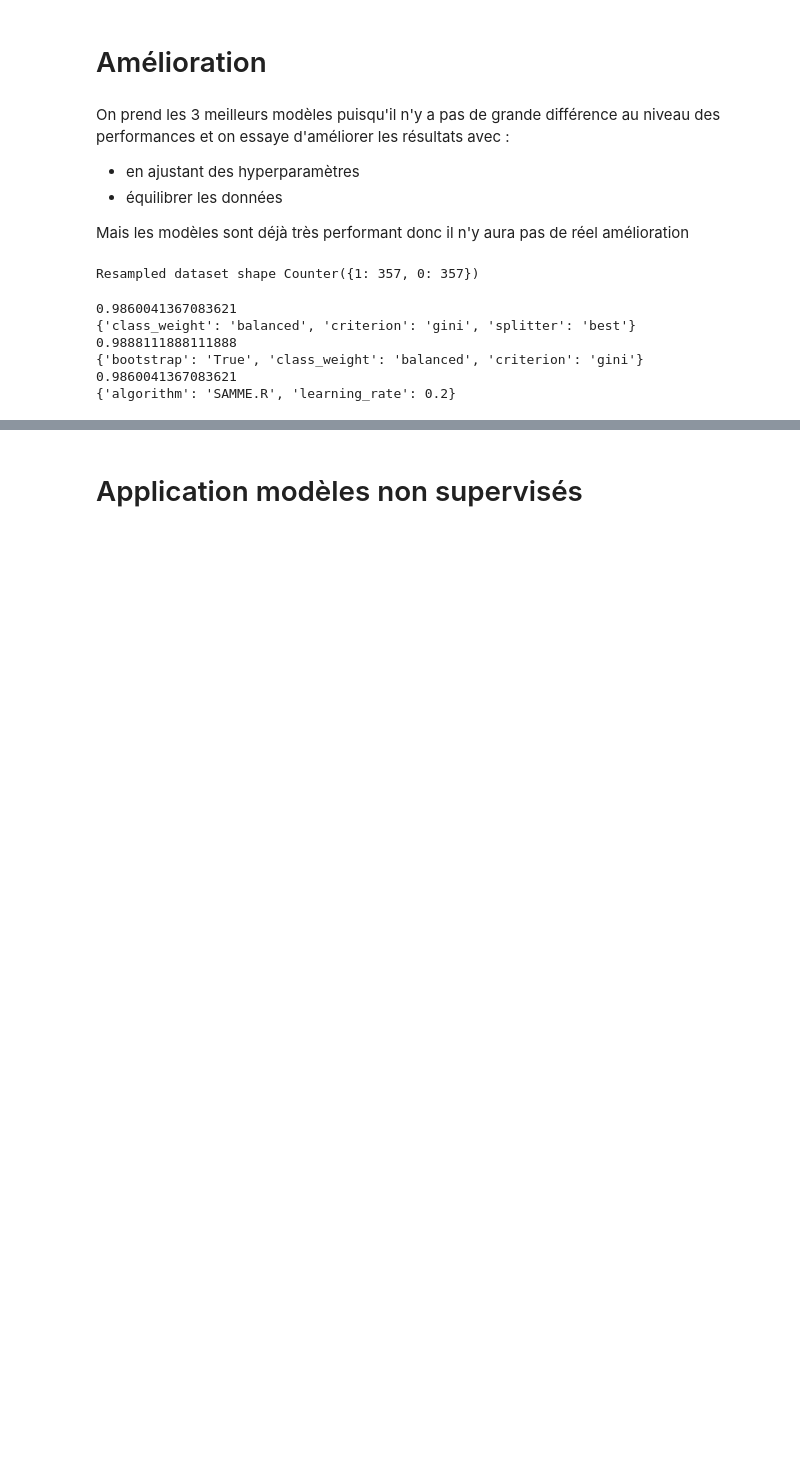
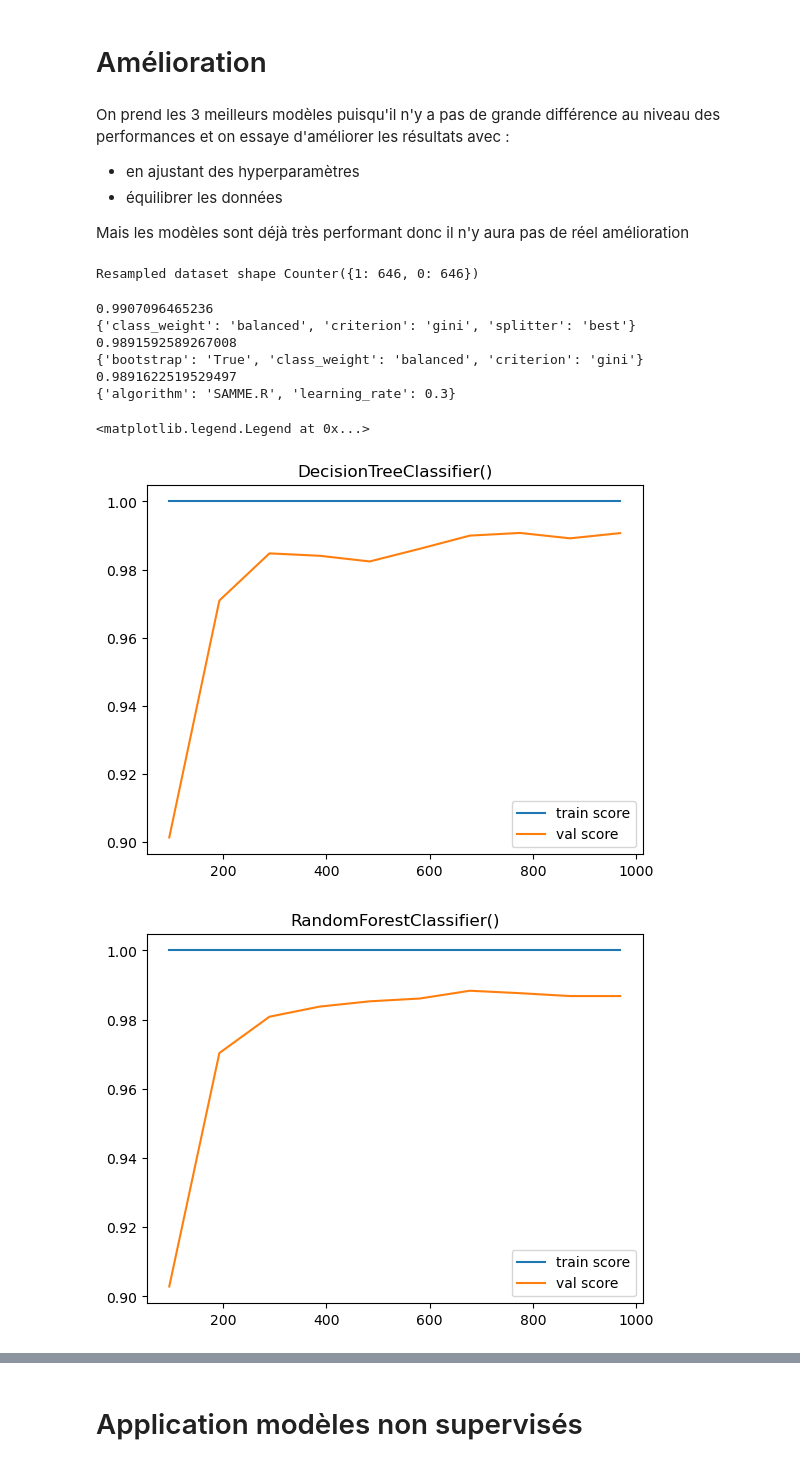
Before and after one commit to PlasmOwO/heart-attack, a Jupyter notebook: heartattackv1bis.ipynb, the cells around one changed output, grey strips where cells are left out. Drawn from its saved outputs; the diff is of its cells as text; code cells hidden in the pictures; blank space fills up the shorter version.

```diff
--- a/heartattackv1bis.ipynb
+++ b/heartattackv1bis.ipynb
@@ -576,47 +573,71 @@ On prend les 3 meilleurs modèles puisqu'il n'y a pas de grande différence au n
 * équilibrer les données
 
 Mais les modèles sont déjà très performant donc il n'y aura pas de réel amélioration
-# %%
-from sklearn.model_selection import GridSearchCV
-import imblearn
-from collections import Counter
-from imblearn.over_sampling import RandomOverSampler
-
-ros = RandomOverSampler(random_state=0)
-x_train_res, y_train_res = ros.fit_resample(x_train, y_train)
-print('Resampled dataset shape %s' % Counter(y_train_res))
-# %% [output]
-Resampled dataset shape Counter({1: 357, 0: 357})
+# %%
+from sklearn.model_selection import GridSearchCV
+import imblearn
+from collections import Counter
+from imblearn.over_sampling import RandomOverSampler
+
+ros = RandomOverSampler(random_state=0)
+x_train_res, y_train_res = ros.fit_resample(x_train2, y_train2)
+print('Resampled dataset shape %s' % Counter(y_train_res))
+# %% [output]
+Resampled dataset shape Counter({1: 646, 0: 646})
 # %%
-mdl_ls_3 = ["DecisionTreeClassifier", "RandomForestClassifier","AdaBoostClassifier"]
+mdl_ls_3 = [DecisionTreeClassifier(), RandomForestClassifier(),AdaBoostClassifier()]
 
 parametres_dt ={'criterion' : ('gini', 'entropy', 'log_loss'),
                'splitter' : ("best", "random"),
                'class_weight' : ("balanced", "None")}
 clfdt = GridSearchCV(DecisionTreeClassifier(), parametres_dt)
-clfdt.fit(x_train_res, y_train_res)
+dt_model = clfdt.fit(x_train_res, y_train_res)
 print(clfdt.best_score_)
 print(clfdt.best_params_)
+y_pred_dt =dt_model.predict(x_test2)
+N, train_score, val_score = learning_curve(dt_model, x_train_res, y_train_res, cv=4, scoring ='f1', train_sizes = np.linspace(0.1, 1, 10))
+plt.figure()
+plt.title(str(DecisionTreeClassifier()))
+plt.plot(N, train_score.mean(axis=1), label='train score')
+plt.plot(N, val_score.mean(axis=1), label='val score')
+plt.legend()
 
 
 parametres_rd ={ 'criterion' : ('gini', 'entropy', 'log_loss'),
                 'bootstrap' : ('True', 'False'),
                'class_weight' : ("balanced", "None","balanced_subsample")}
 clfrd = GridSearchCV(RandomForestClassifier(), parametres_rd )
-clfrd.fit(x_train_res, y_train_res)
+rd_model = clfrd.fit(x_train_res, y_train_res)
 print(clfrd.best_score_)
 print(clfrd.best_params_)
+y_pred_rd =dt_model.predict(x_test2)
+N, train_score, val_score = learning_curve(rd_model, x_train_res, y_train_res, cv=4, scoring ='f1', train_sizes = np.linspace(0.1, 1, 10))
+plt.figure()
+plt.title(str(RandomForestClassifier()))
+plt.plot(N, train_score.mean(axis=1), label='train score')
+plt.plot(N, val_score.mean(axis=1), label='val score')
+plt.legend()
 
 parametres_ab ={'algorithm': ('SAMME', 'SAMME.R'),
                'learning_rate':(0.1,0.2,0.3,0.4,0.5,0.6,0.7,0.8,0.9,1.0)}
 clfab = GridSearchCV(AdaBoostClassifier(), parametres_ab)
-clfab.fit(x_train_res, y_train_res)
+ab_model =clfab.fit(x_train_res, y_train_res)
 print(clfab.best_score_)
 print(clfab.best_params_)
+y_pred_ab =dt_model.predict(x_test2)
+N, train_score, val_score = learning_curve(ab_model, x_train_res, y_train_res, cv=4, scoring ='f1', train_sizes = np.linspace(0.1, 1, 10))
+plt.figure()
+plt.title(str(AdaBoostClassifier()))
+plt.plot(N, train_score.mean(axis=1), label='train score')
+plt.plot(N, val_score.mean(axis=1), label='val score')
+plt.legend()
 # %% [output]
-0.9860041367083621
+0.9907096465236
 {'class_weight': 'balanced', 'criterion': 'gini', 'splitter': 'best'}
-0.9888111888111888
+0.9891592589267008
 {'bootstrap': 'True', 'class_weight': 'balanced', 'criterion': 'gini'}
-0.9860041367083621
-{'algorithm': 'SAMME.R', 'learning_rate': 0.2}
+0.9891622519529497
+{'algorithm': 'SAMME.R', 'learning_rate': 0.3}
+<matplotlib.legend.Legend at 0x...>
+[figure, added]
+[figure, added]
```
Also changed, not shown: parts of 6 cells of this notebook, 2 other files.
